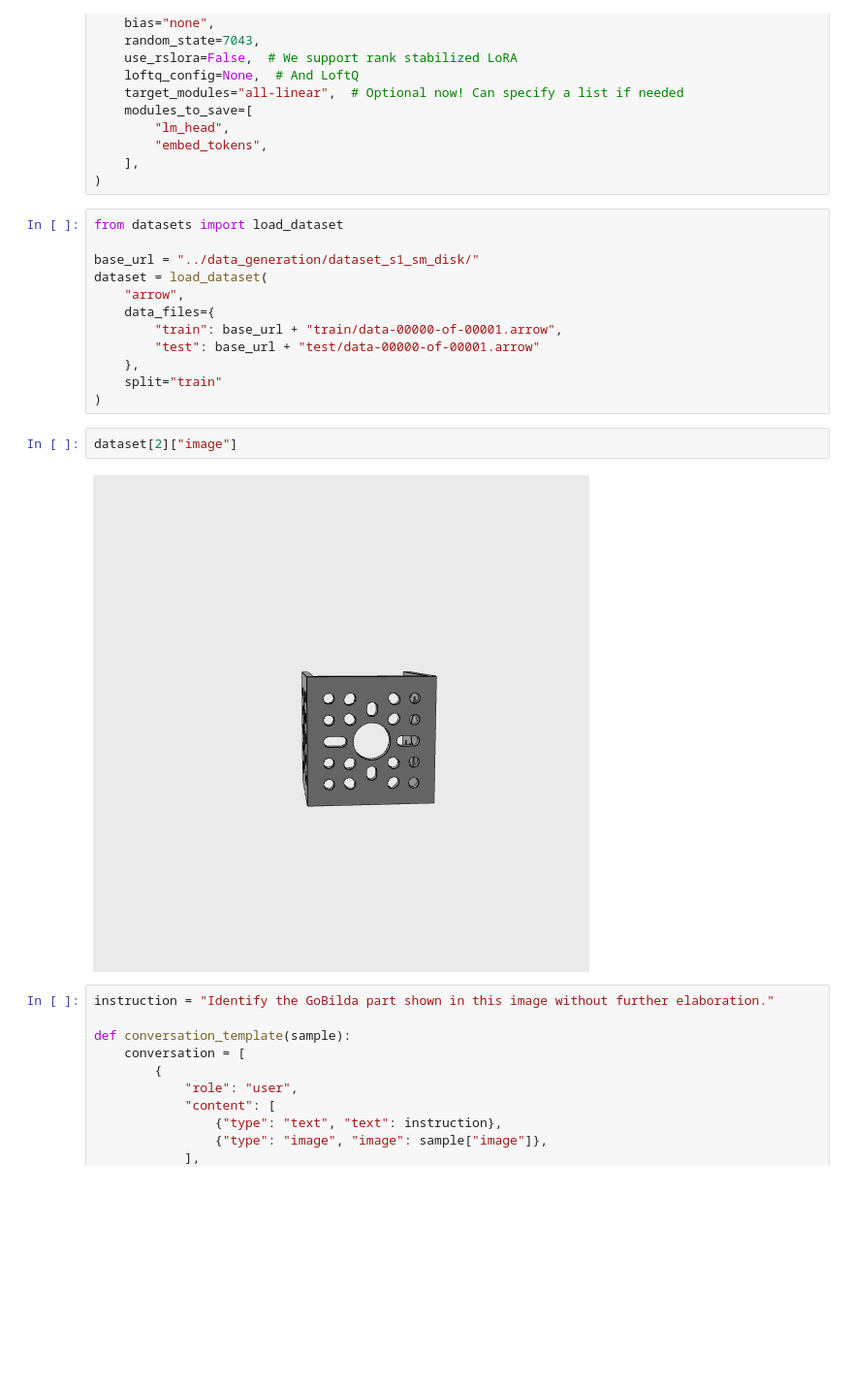
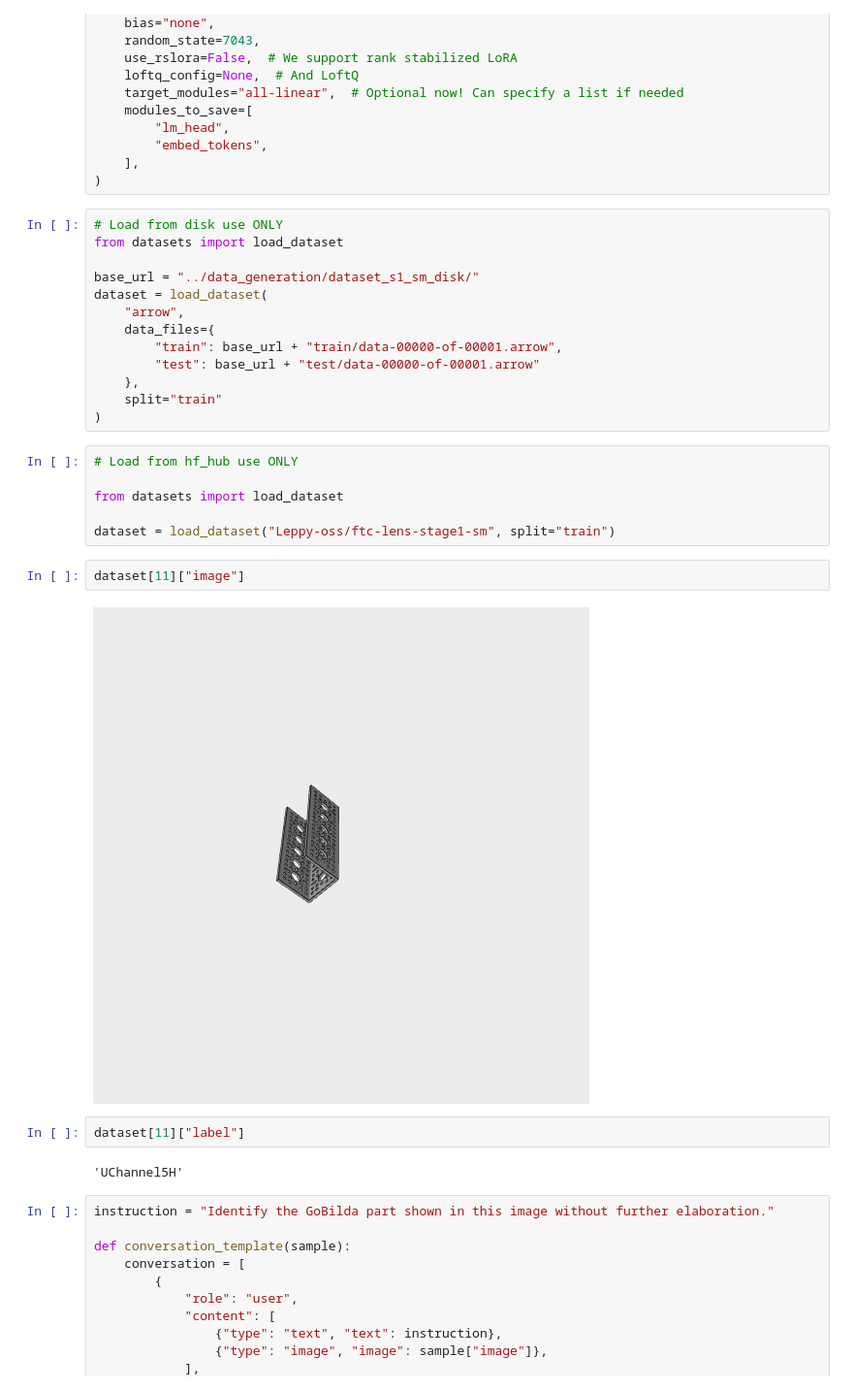
Before and after one commit to Leppy-oss/FTC-Lens, a Jupyter notebook: training/train_sm_s1_2d.ipynb, the cells around one changed output. Shown at 97% size. Cells and saved outputs as stored; diff of their text form; blank space fills up the shorter version.

Commit message:
doing some training

```diff
--- a/training/train_sm_s1_2d.ipynb
+++ b/training/train_sm_s1_2d.ipynb
@@ -35,6 +38,7 @@ model = FastVisionModel.get_peft_model(
     ],
 )
 # %%
+# Load from disk use ONLY
 from datasets import load_dataset
 
 base_url = "../data_generation/dataset_s1_sm_disk/"
@@ -46,10 +50,20 @@ dataset = load_dataset(
     },
     split="train"
 )
+# %%
+# Load from hf_hub use ONLY
+
+from datasets import load_dataset
+
+dataset = load_dataset("Leppy-oss/ftc-lens-stage1-sm", split="train")
 # %%
-dataset[2]["image"]
+dataset[11]["image"]
 # %% [output]
-[figure, old version]
+[figure, new version]
+# %%
+dataset[11]["label"]
+# %% [output]
+'UChannel5H'
 # %%
 instruction = "Identify the GoBilda part shown in this image without further elaboration."
 
```
Also changed, not shown: parts of 8 cells of this notebook, 3 other files.
